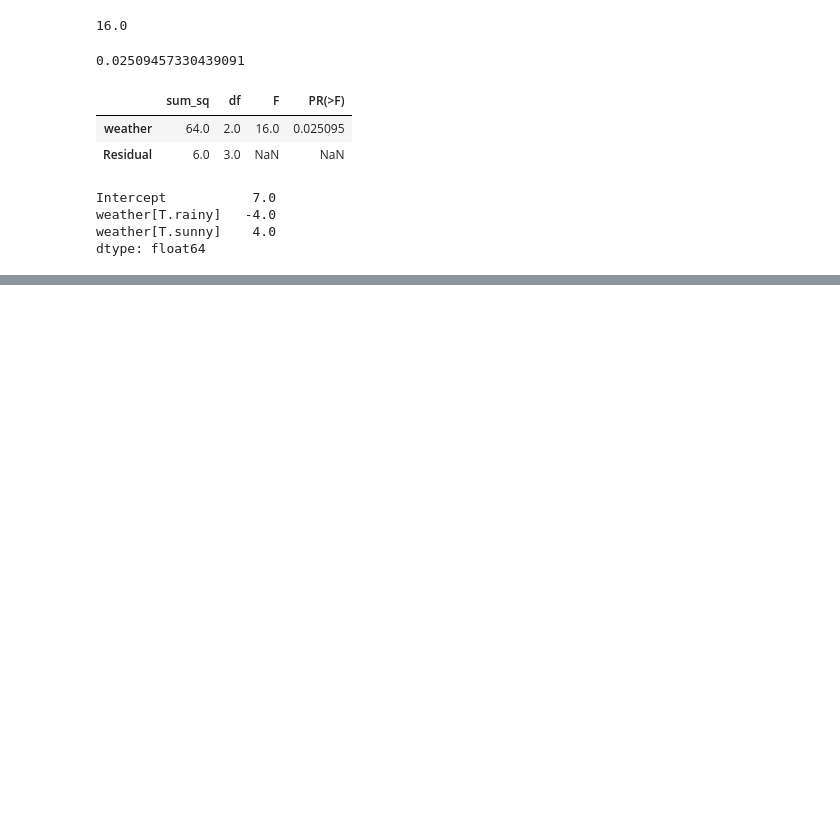
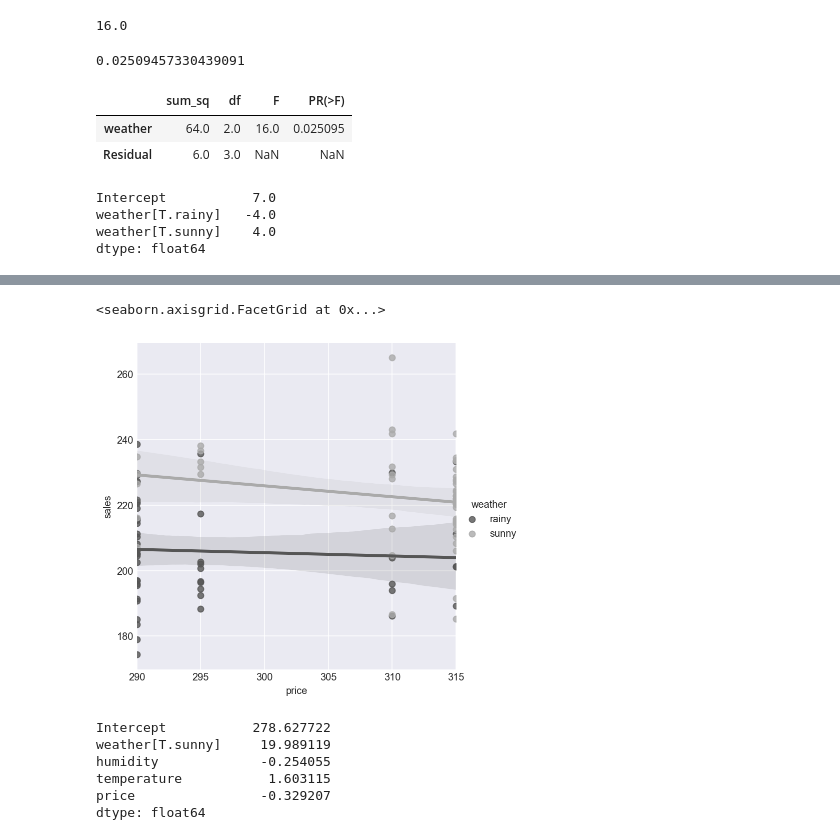
Before and after one commit to SeunghyeChae/CAKD3_tmdhey, a Jupyter notebook: stat/stat2.ipynb, the cells around one changed output, grey strips where cells are left out. Drawn from its saved outputs; the diff is of its cells as text; code cells hidden in the pictures; blank space fills up the shorter version.

```diff
--- a/stat/stat2.ipynb
+++ b/stat/stat2.ipynb
@@ -602,0 +654,21 @@ dtype: float64
+# %%
+# 매상을 상품가격으로만 분석하여 문제의 소지 발생
+# 날씨별로 보면 가격이 높아질 경우 매상이 줄어든다는 것을 알 수 있음
+
+sns.lmplot(x='price',y='sales',data=sales,
+          hue='weather', palette='gray')
+# %% [output]
+<seaborn.axisgrid.FacetGrid at 0x...>
+[figure, added]
+# %%
+# 독립변수가 4개인 모델 추정
+lm_sales= smf.ols(
+"sales ~ weather + humidity + temperature + price", data= sales).fit()
+lm_sales.params
+# %% [output]
+Intercept           278.627722
+weather[T.sunny]     19.989119
+humidity             -0.254055
+temperature           1.603115
+price                -0.329207
+dtype: float64
```
Also changed, not shown: parts of 28 cells of this notebook, 4 other files.
